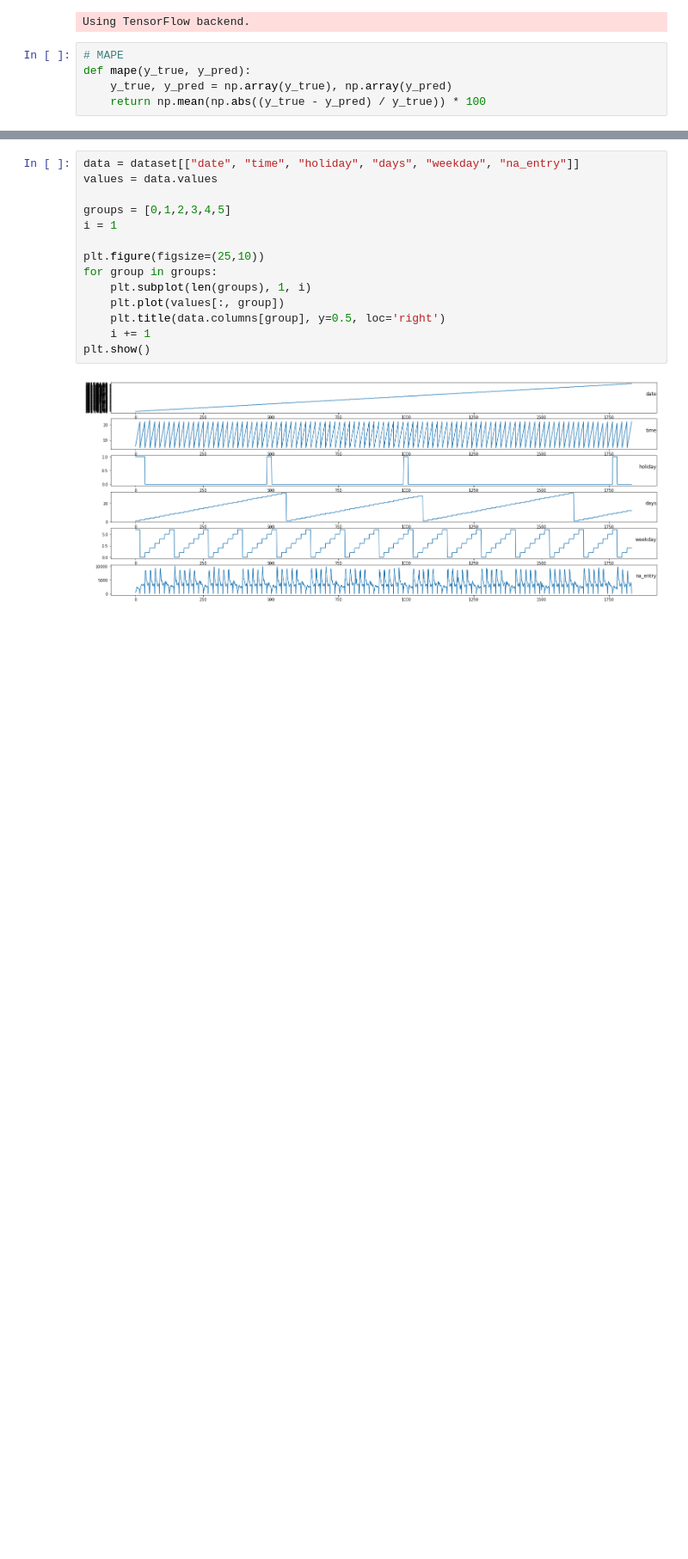
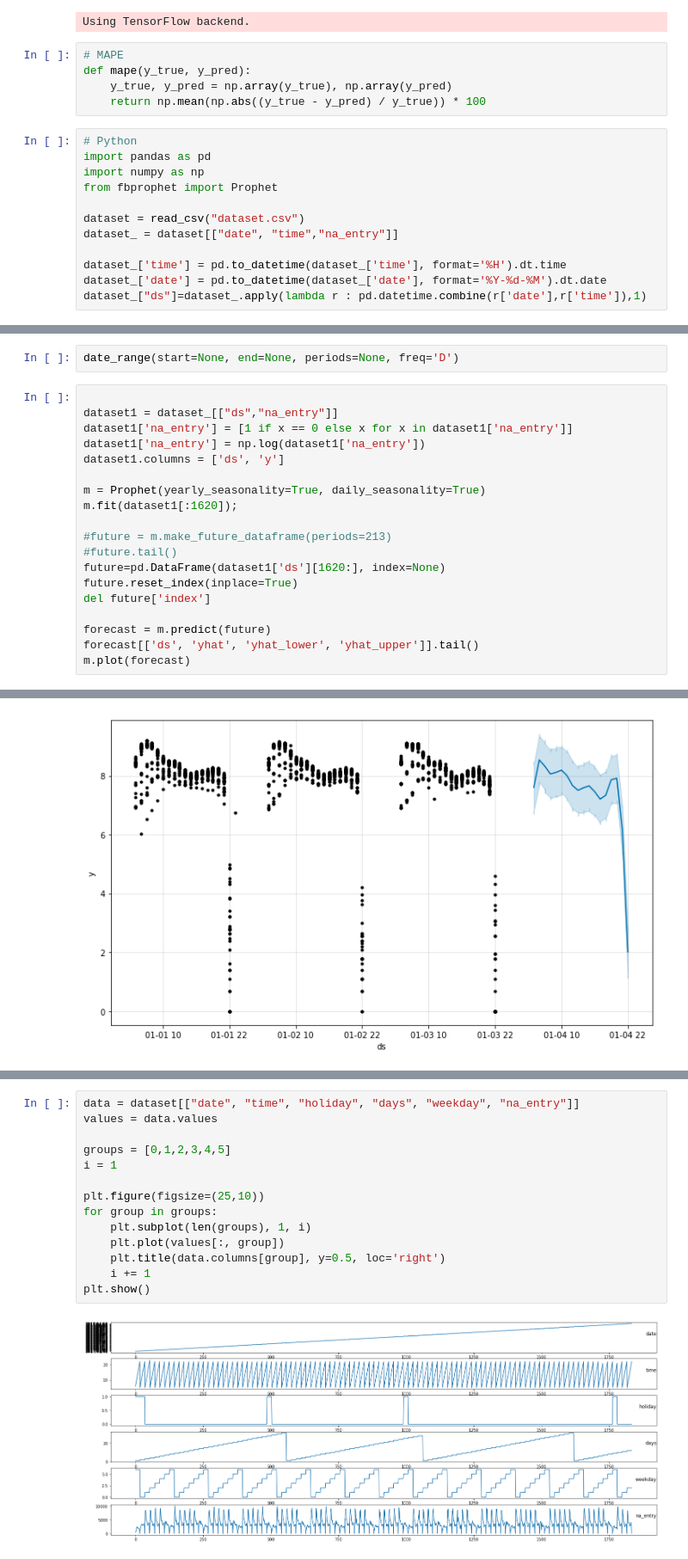
Before and after one commit to ryanliwag/ryanliwag.github.io, a Jupyter notebook: notebooks/MLP_model.ipynb, the cells around one changed output, grey strips where cells are left out. Shown at 86% size. Saved outputs shown, nothing was run; the diff lists cells and outputs as text; blank space fills up the shorter version.

```diff
--- a/notebooks/MLP_model.ipynb
+++ b/notebooks/MLP_model.ipynb
@@ -26,3 +26,15 @@ Using TensorFlow backend.
 def mape(y_true, y_pred):
     y_true, y_pred = np.array(y_true), np.array(y_pred)
     return np.mean(np.abs((y_true - y_pred) / y_true)) * 100
+# %%
+# Python
+import pandas as pd
+import numpy as np
+from fbprophet import Prophet
+
+dataset = read_csv("dataset.csv")
+dataset_ = dataset[["date", "time","na_entry"]]
+
+dataset_['time'] = pd.to_datetime(dataset_['time'], format='%H').dt.time
+dataset_['date'] = pd.to_datetime(dataset_['date'], format='%Y-%d-%M').dt.date
+dataset_["ds"]=dataset_.apply(lambda r : pd.datetime.combine(r['date'],r['time']),1)
@@ -28,0 +54,22 @@ def mape(y_true, y_pred):
+# %%
+date_range(start=None, end=None, periods=None, freq='D')
+# %%
+
+dataset1 = dataset_[["ds","na_entry"]]
+dataset1['na_entry'] = [1 if x == 0 else x for x in dataset1['na_entry']]
+dataset1['na_entry'] = np.log(dataset1['na_entry'])
+dataset1.columns = ['ds', 'y']
+
+m = Prophet(yearly_seasonality=True, daily_seasonality=True)
+m.fit(dataset1[:1620]);
+
+#future = m.make_future_dataframe(periods=213)
+#future.tail()
+future=pd.DataFrame(dataset1['ds'][1620:], index=None)
+future.reset_index(inplace=True)
+del future['index']
+
+forecast = m.predict(future)
+forecast[['ds', 'yhat', 'yhat_lower', 'yhat_upper']].tail()
+m.plot(forecast)
+# %% [output]
@@ -28,0 +86 @@ def mape(y_true, y_pred):
+[figure, added]
```
Also changed, not shown: parts of 31 cells of this notebook, 1 other file.
